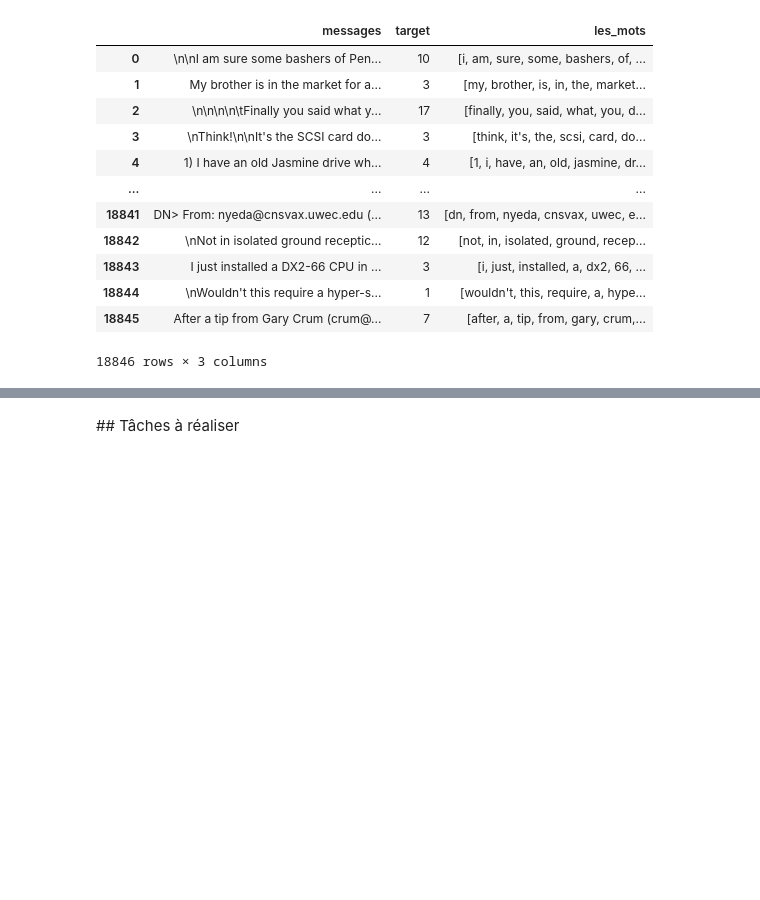
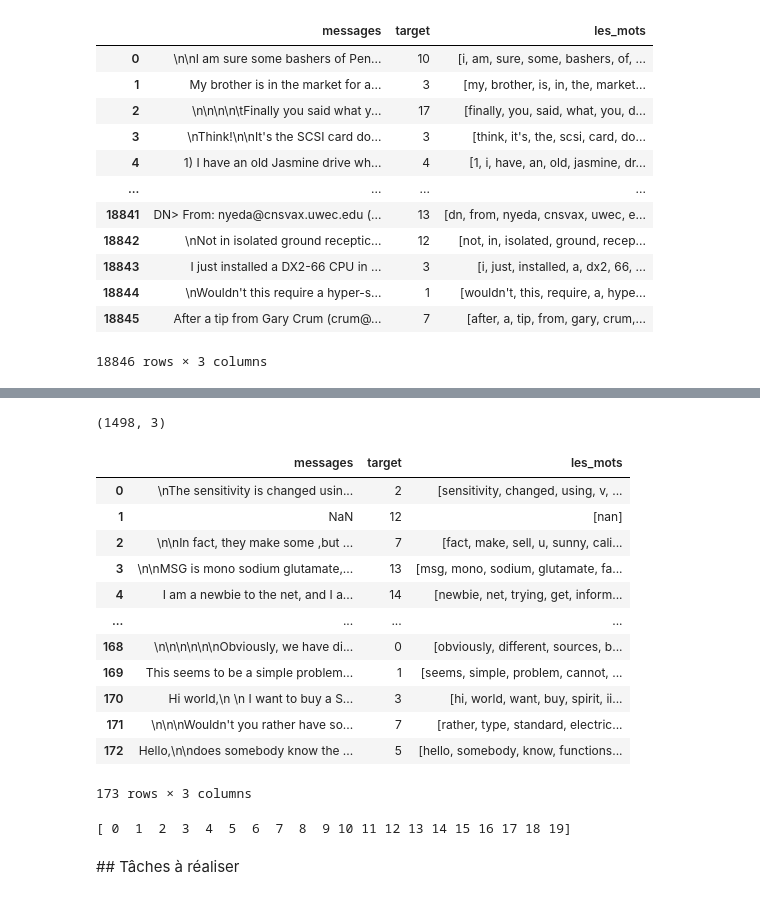
Before and after one commit to yarak4/Sciences-de-donnees, a Jupyter notebook: projet-Khamis_Nistor.ipynb, the cells around one changed output, grey strips where cells are left out. Drawn from its saved outputs; the diff is of its cells as text; code cells hidden in the pictures; blank space fills up the shorter version.

```diff
--- a/projet-Khamis_Nistor.ipynb
+++ b/projet-Khamis_Nistor.ipynb
@@ -227,3 +212,0 @@ news_sans_stopwords
-# %%
-df_avec_stopwords, test_avec_stopwords =  net.train_test_split(news_avec_stopwords,'target', taux=0.05, random_seed=42)
-df_avec_stopwords
@@ -248,3 +212,0 @@ print(test_avec_stopwords.shape)
-# %%
-df_sans_stopwords, test_sans_stopwords =  net.train_test_split(news_sans_stopwords,'target', taux=0.05, random_seed=42)
-df_sans_stopwords
@@ -268,0 +229,4 @@ print(np.unique(df_sans_stopwords['target']))
+# %%
+df_avec_stopwords, _  =  net.train_test_split(news_avec_stopwords,'target', taux=0.05, random_seed=42)
+test_avec_stopwords, _ = net.train_test_split(news_avec_stopwords,'target', taux=0.08, random_seed=42)
+df_avec_stopwords
@@ -269,3 +247,29 @@ print(np.unique(df_sans_stopwords['target']))
+# %%
+print(test_avec_stopwords.shape)
+# %% [output]
+(1498, 3)
+# %%
+df_sans_stopwords,_ =  net.train_test_split(news_sans_stopwords,'target', taux=0.01, random_seed=42)
+test_sans_stopwords, _ = net.train_test_split(news_avec_stopwords,'target', taux=0.08, random_seed=42)
+df_sans_stopwords
+# %% [output]
+|  | messages | target | les_mots |
+| 0 | \nThe sensitivity is changed usin... | 2 | [sensitivity, changed, using, v, ... |
+| 1 | NaN | 12 | [nan] |
+| 2 | \n\nIn fact, they make some ,but ... | 7 | [fact, make, sell, u, sunny, cali... |
+| 3 | \n\nMSG is mono sodium glutamate,... | 13 | [msg, mono, sodium, glutamate, fa... |
+| 4 | I am a newbie to the net, and I a... | 14 | [newbie, net, trying, get, inform... |
+| ... | ... | ... | ... |
+| 168 | \n\n\n\n\n\nObviously, we have di... | 0 | [obviously, different, sources, b... |
+| 169 | This seems to be a simple problem... | 1 | [seems, simple, problem, cannot, ... |
+| 170 | Hi world,\n \n I want to buy a S... | 3 | [hi, world, want, buy, spirit, ii... |
+| 171 | \n\n\nWouldn't you rather have so... | 7 | [rather, type, standard, electric... |
+| 172 | Hello,\n\ndoes somebody know the ... | 5 | [hello, somebody, know, functions... |
+173 rows × 3 columns
+# %%
+print(np.unique(df_sans_stopwords['target']))
+# %% [output]
+[ 0  1  2  3  4  5  6  7  8  9 10 11 12 13 14 15 16 17 18 19]
 # %% [markdown]
 ## Tâches à réaliser
 # %% [markdown]
```
Also changed, not shown: parts of 36 cells of this notebook, 2 other files.
